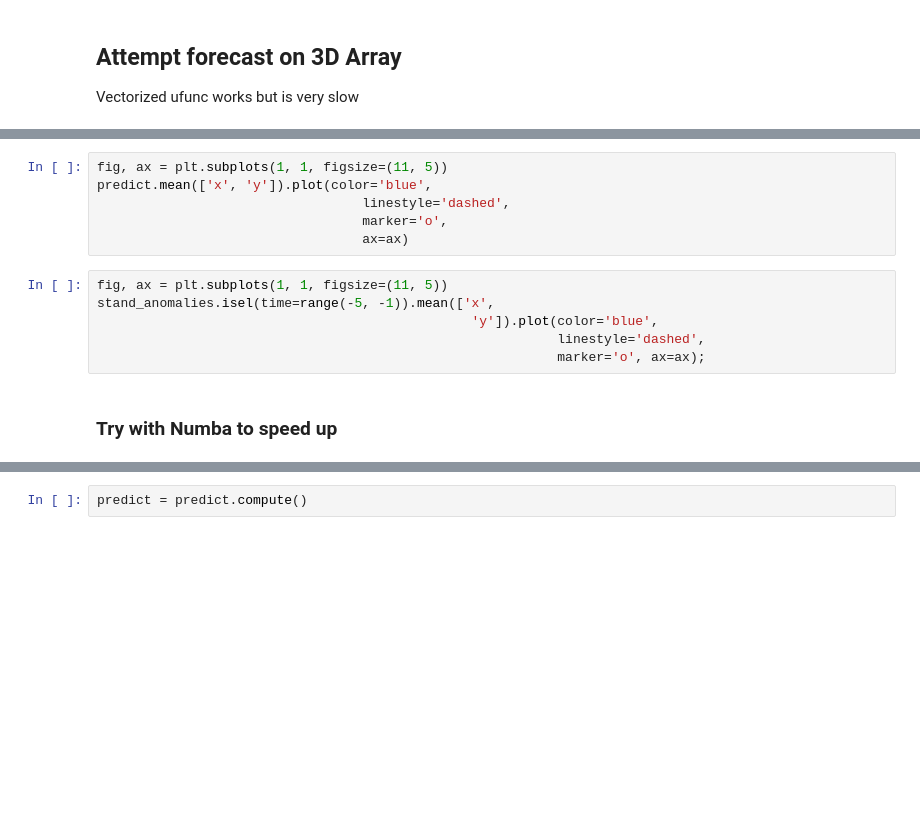
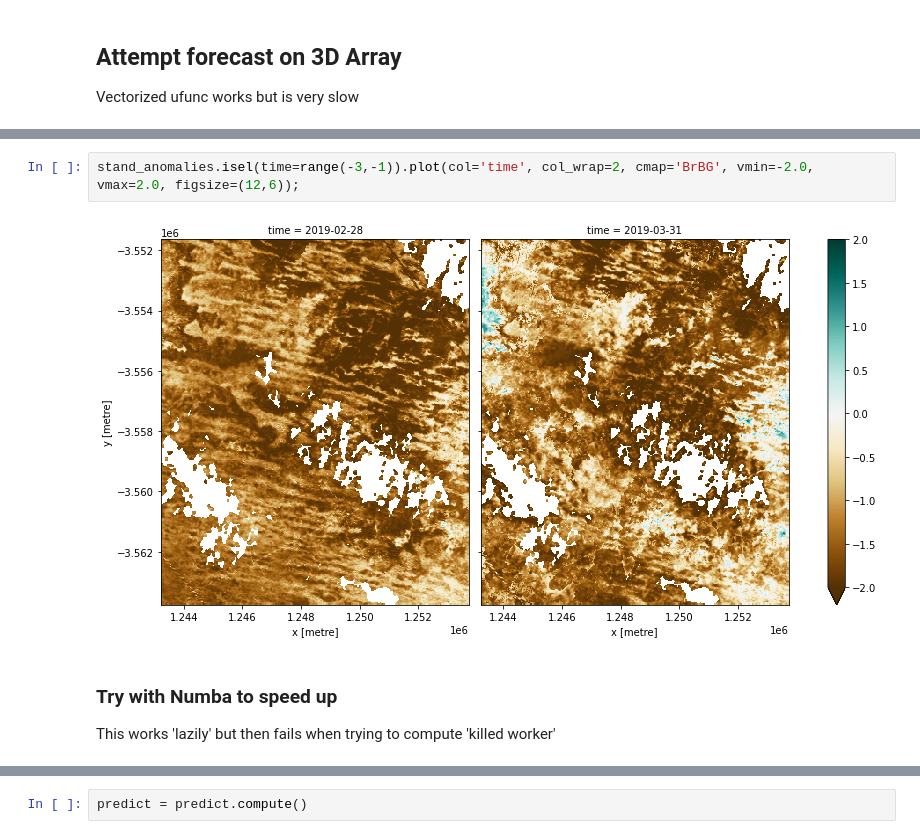
Before and after one commit to cbur24/vegetation_forecasts, a Jupyter notebook: testing.ipynb, the cells around one changed output, grey strips where cells are left out. Saved outputs shown, nothing was run; the diff lists cells and outputs as text; blank space fills up the shorter version.

```diff
--- a/testing.ipynb
+++ b/testing.ipynb
@@ -265,17 +277,11 @@ predict.plot(col='predictions', col_wrap=4, cmap='BrBG', vmin=-2.0, vmax=2.0);
-# %%
-fig, ax = plt.subplots(1, 1, figsize=(11, 5))
-predict.mean(['x', 'y']).plot(color='blue',
-                                  linestyle='dashed',
-                                  marker='o',
-                                  ax=ax)
-# %%
-fig, ax = plt.subplots(1, 1, figsize=(11, 5))
-stand_anomalies.isel(time=range(-5, -1)).mean(['x',
-                                                'y']).plot(color='blue',
-                                                           linestyle='dashed',
-                                                           marker='o', ax=ax);
+# %%
+stand_anomalies.isel(time=range(-3,-1)).plot(col='time', col_wrap=2, cmap='BrBG', vmin=-2.0, vmax=2.0, figsize=(12,6));
+# %% [output]
+[figure, added]
 # %% [markdown]
 ### Try with Numba to speed up
+
+This works 'lazily' but then fails when trying to compute 'killed worker'
 # %%
 import dask
 import distributed
```
Also changed, not shown: parts of 18 cells of this notebook.
